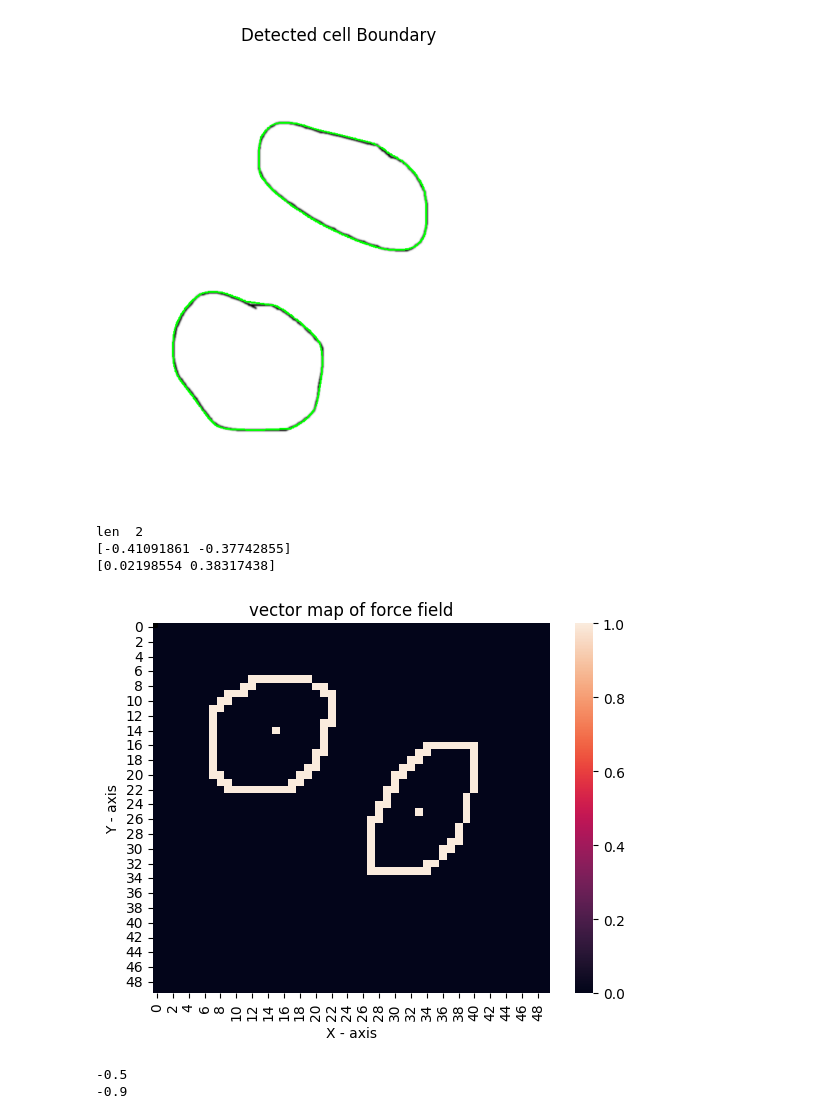
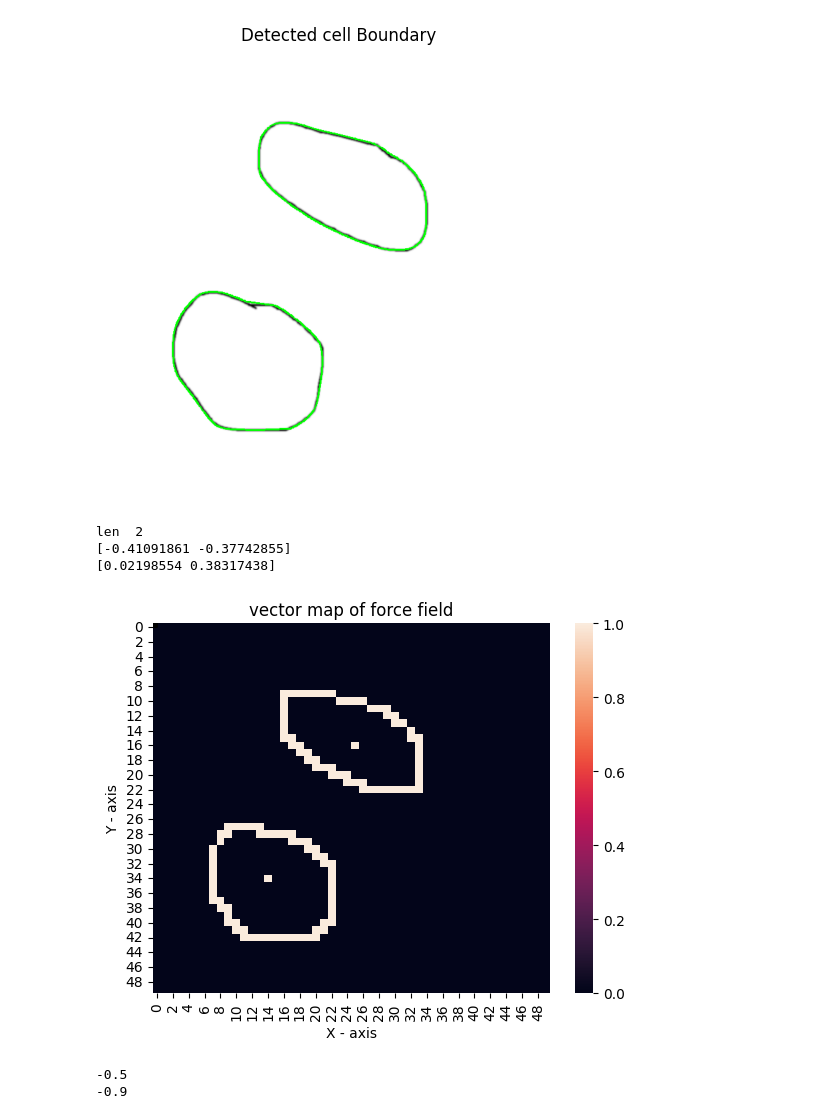
Before and after one commit to utksara/cellmech, a Jupyter notebook: examples/demonstration.ipynb, the cells around one changed output. Saved outputs shown, nothing was run; the diff lists cells and outputs as text; code cells hidden in the pictures.

```diff
--- a/examples/demonstration.ipynb
+++ b/examples/demonstration.ipynb
@@ -39,17 +39,17 @@ view_cell_image(updated_image, "Detected cell Boundary")
 # %%
 # visualzation of force of displacement using FTTC and tensor network contraction
 
 print("len ", len(force_points_list))
 # calculation of force field using gaussian
 image_dims = image_matrix.shape
 force_field, force_location  = calculate_dummy_force(force_points_list, cellmechparams)
-sns.heatmap(force_location)
+sns.heatmap(np.flip(force_location.T, axis = 0))
 fig = plot_vector_field(force_field, "vector map of force field")
 # %% [output]
 len  2
 [-0.41091861 -0.37742855]
 [0.02198554 0.38317438]
-[figure, old version]
+[figure, new version]
 # %%
 # calculation of displacement using FTTC and tensor network contraction
 displacement = calculate_displacement(force_field, cellmechparams, "tn")
```
Also changed, not shown: parts of 2 cells of this notebook, 5 other files.
